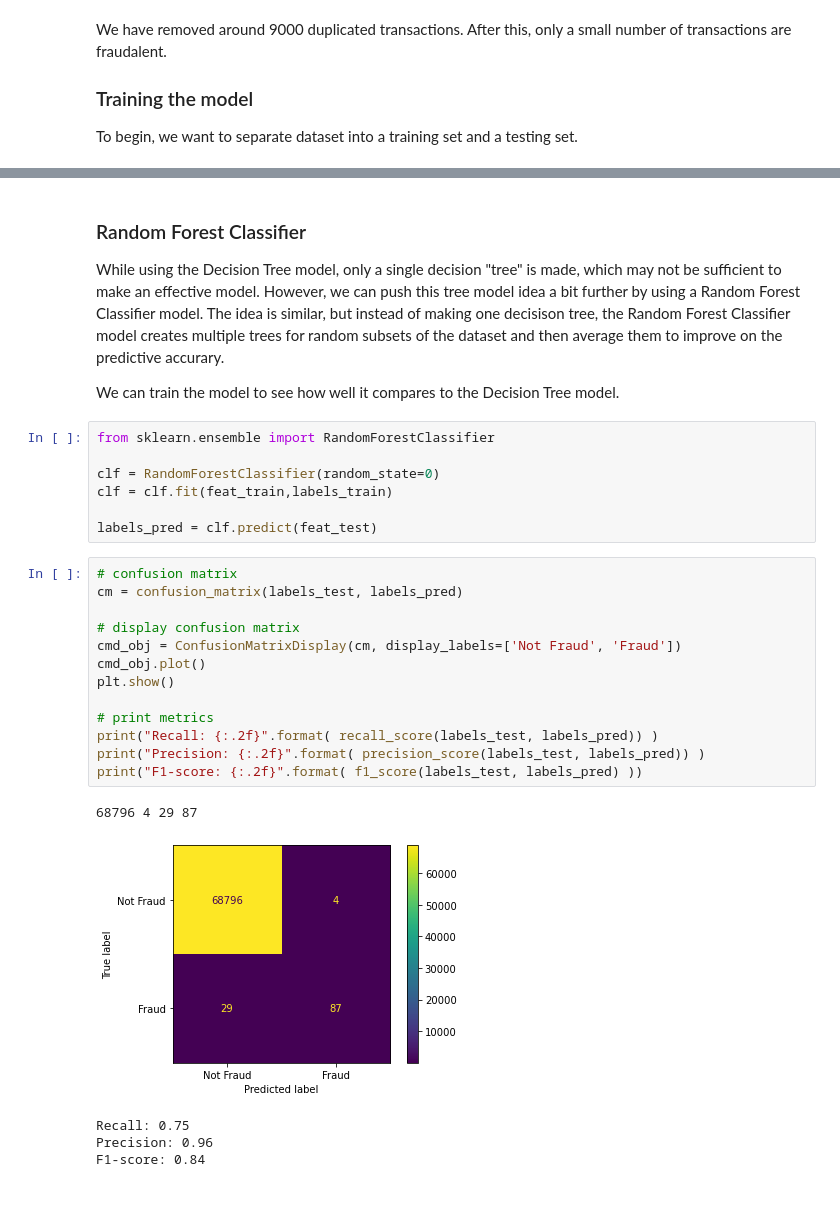
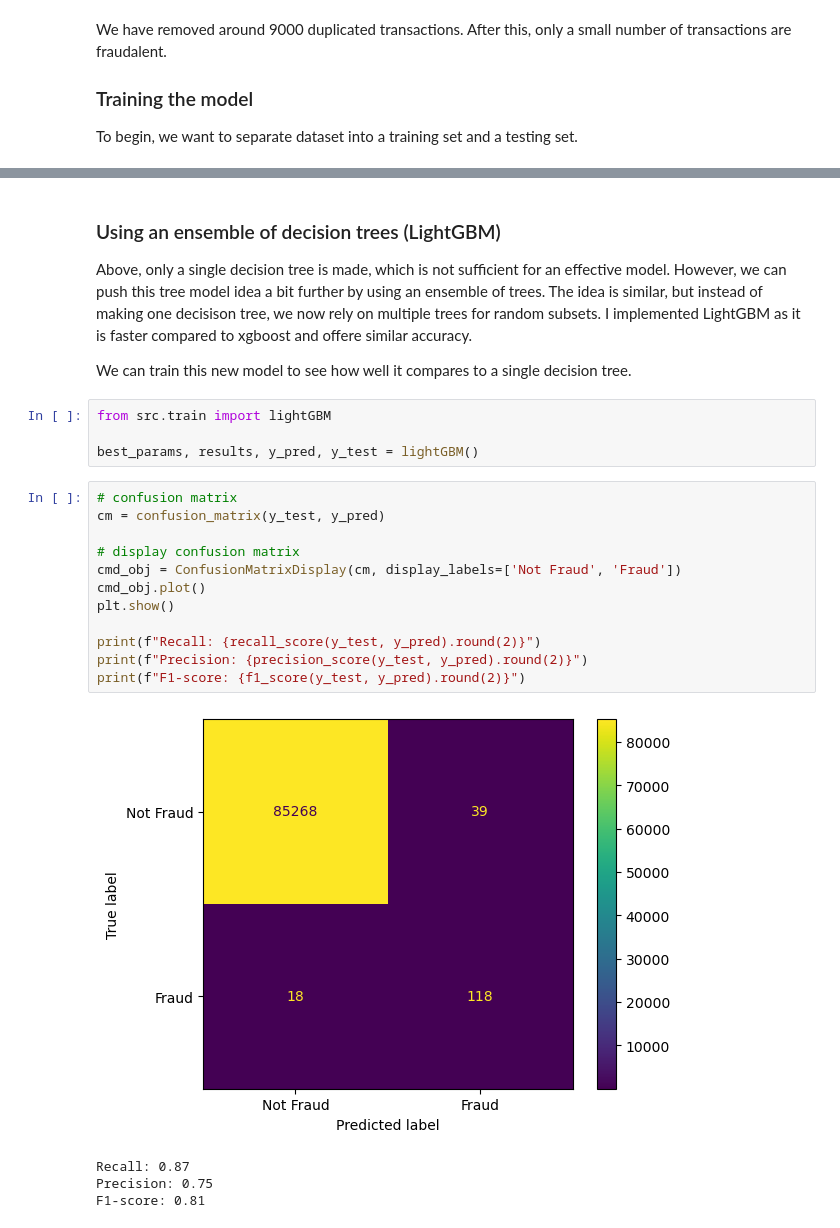
Before and after one commit to sokvisal/CreditCardFraud, a Jupyter notebook: notebooks/credit-card-fraud-detection.ipynb, the cells around one changed output, grey strips where cells are left out. Drawn from its saved outputs; the diff is of its cells as text; blank space fills up the shorter version.

```diff
--- a/notebooks/credit-card-fraud-detection.ipynb
+++ b/notebooks/credit-card-fraud-detection.ipynb
@@ -204,32 +202,27 @@ F1-score: 0.75
 # %% [markdown]
-### Random Forest Classifier
+### Using an ensemble of decision trees (LightGBM)
 
-While using the Decision Tree model, only a single decision "tree" is made, which may not be sufficient to make an effective model. However, we can push this tree model idea a bit further by using a Random Forest Classifier model. The idea is similar, but instead of making one decisison tree, the Random Forest Classifier model creates multiple trees for random subsets of the dataset and then average them to improve on the predictive accurary.
+Above, only a single decision tree is made, which is not sufficient for an effective model. However, we can push this tree model idea a bit further by using an ensemble of trees. The idea is similar, but instead of making one decisison tree, we now rely on multiple trees for random subsets. I implemented LightGBM as it is faster compared to xgboost and offere similar accuracy.
 
-We can train the model to see how well it compares to the Decision Tree model.
+We can train this new model to see how well it compares to a single decision tree.
 # %%
-from sklearn.ensemble import RandomForestClassifier
+from src.train import lightGBM
 
-clf = RandomForestClassifier(random_state=0)
-clf = clf.fit(feat_train,labels_train)
-
-labels_pred = clf.predict(feat_test)
+best_params, results, y_pred, y_test = lightGBM()
 # %%
 # confusion matrix
-cm = confusion_matrix(labels_test, labels_pred)
+cm = confusion_matrix(y_test, y_pred)
 
 # display confusion matrix
 cmd_obj = ConfusionMatrixDisplay(cm, display_labels=['Not Fraud', 'Fraud'])
 cmd_obj.plot()
 plt.show()
 
-# print metrics
-print("Recall: {:.2f}".format( recall_score(labels_test, labels_pred)) )
-print("Precision: {:.2f}".format( precision_score(labels_test, labels_pred)) )
-print("F1-score: {:.2f}".format( f1_score(labels_test, labels_pred) ))
+print(f"Recall: {recall_score(y_test, y_pred).round(2)}")
+print(f"Precision: {precision_score(y_test, y_pred).round(2)}")
+print(f"F1-score: {f1_score(y_test, y_pred).round(2)}")
 # %% [output]
+[figure, new version]
-68796 4 29 87
+Recall: 0.87
+Precision: 0.75
+F1-score: 0.81
-[figure, old version]
-Recall: 0.75
-Precision: 0.96
-F1-score: 0.84
```
Also changed, not shown: parts of 18 cells of this notebook.
